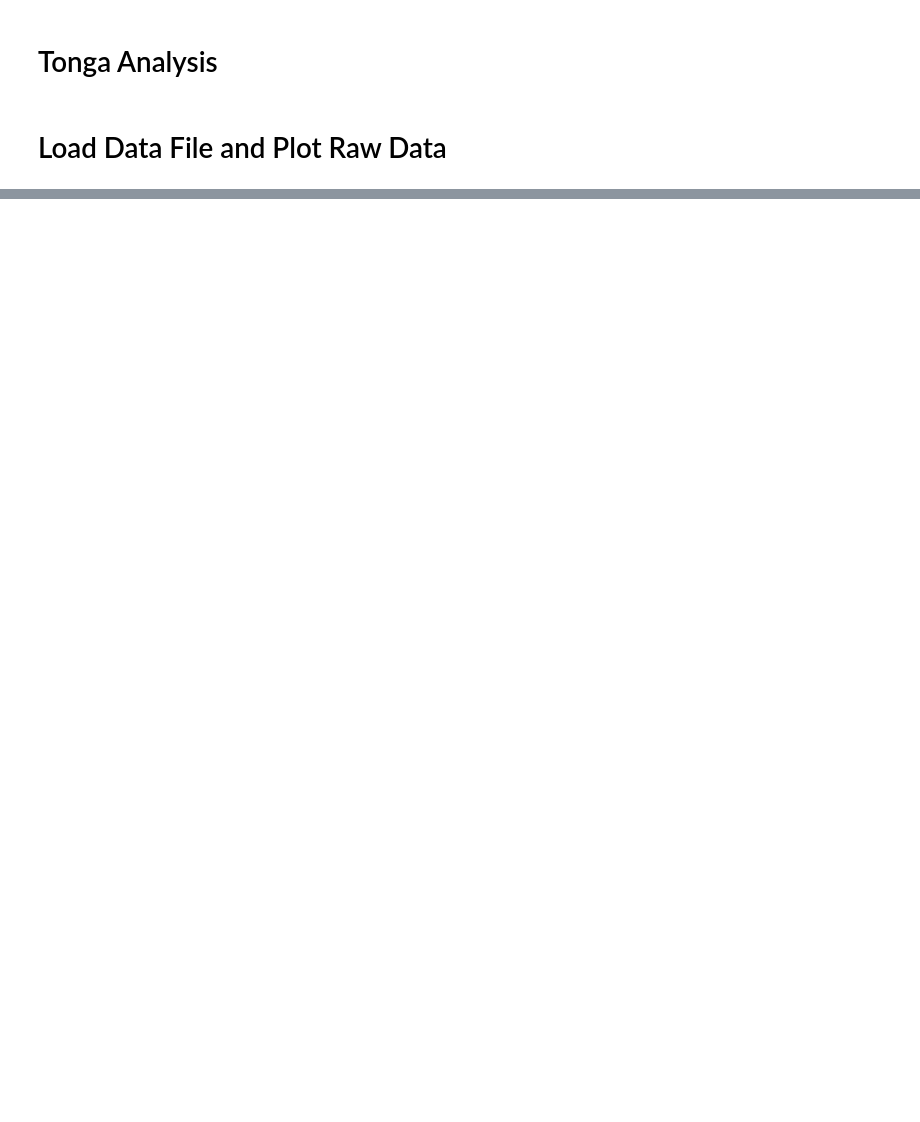
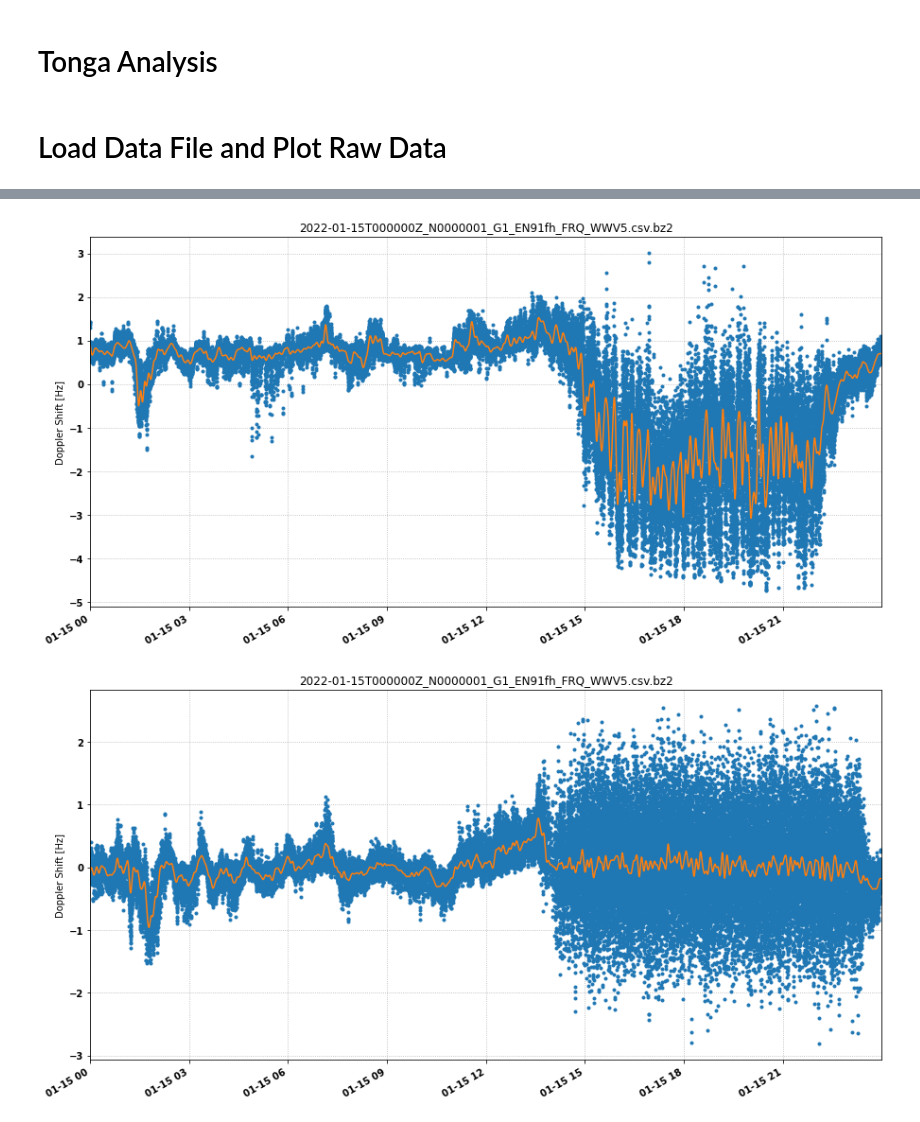
Before and after one commit to HamSCI/grape_analysis_demo, a Jupyter notebook: Tonga Analysis.ipynb, the cells around one changed output, grey strips where cells are left out. Drawn from its saved outputs; the diff is of its cells as text; code cells hidden in the pictures; blank space fills up the shorter version.

Commit message:
Update Tonga Notebook

```diff
--- a/Tonga Analysis.ipynb
+++ b/Tonga Analysis.ipynb
@@ -27,11 +29,8 @@ plt.rcParams['figure.figsize'] = (10,6)
 pd.set_option('display.max_rows', 100)
 # %% [markdown]
 # Load Data File and Plot Raw Data
-# %%
-# Load file into dataframe, ignore comment line,s and parse dates
-fname = '2021-04-07T000000Z_N0000007_G1_EN91fh_FRQ_WWV10.csv.bz2'
-cfreq = 10e6
-df    = pd.read_csv(fname, comment = '#', parse_dates=[0])
-
-# Remove the 10 MHz offset from the frequency column.
-df['Freq'] = df['Freq']-cfreq
+# %%
+# Load file into dataframe, ignore comment line,s and parse dates
+data_dir = 'tonga_data'
+fnames = glob.glob(os.path.join(data_dir,'*.csv.bz2'))
+fnames.sort()
@@ -37,0 +51,66 @@ df['Freq'] = df['Freq']-cfreq
+# %%
+for fpath in fnames:
+    df    = pd.read_csv(fpath, comment = '#', parse_dates=[0]) #Load data
+    df['Freq'] = df['Freq']-df['Freq'].mean()
+
+    # Get Julian Dates for Data Frame
+    jd   = [x.to_julian_date() for x in df['UTC']]
+
+    # Create the list of datetimes that we want to resample to.
+
+    # Find the start and end times of the array.
+    sTime = df['UTC'].min()
+    eTime = df['UTC'].max()
+
+    # Break
+    sYr  = sTime.year
+    sMon = sTime.month
+    sDy  = sTime.day
+    sHr  = sTime.hour
+    sMin = sTime.minute
+    sSec = sTime.second
+    resample_sTime = datetime.datetime(sYr,sMon,sDy,sHr,sMin,sSec)
+
+    eYr  = eTime.year
+    eMon = eTime.month
+    eDy  = eTime.day
+    eHr  = eTime.hour
+    eMin = eTime.minute
+    eSec = eTime.second
+    resample_eTime = datetime.datetime(eYr,eMon,eDy,eHr,eMin,eSec)
+
+    dt = datetime.timedelta(seconds=1)
+    rs_times = [resample_sTime]
+    while rs_times[-1] < resample_eTime:
+        rs_times.append(rs_times[-1]+dt)
+
+    # Convert to Julian Date
+    rs_jd   = [x.to_julian_date() for x in pd.to_datetime(rs_times)]
+
+    fn      = interp1d(jd,df['Freq'].values)
+    rs_Freq = fn(rs_jd)
+    rs_df   = pd.DataFrame({'UTC':rs_times,'Freq':rs_Freq})
+
+    FILTERBREAK=0.005 #filter breakpoint in Nyquist rates. N. rate here is 1/sec, so this is in Hz.
+    FILTERORDER=6
+    b, a    = butter(FILTERORDER, FILTERBREAK, analog=False, btype='low')
+    rs_df['Freq_1'] = filtfilt(b, a, rs_df['Freq'])
+
+    fig = plt.figure(figsize=(15,8))
+    ax  = fig.add_subplot(111)
+    xx  = rs_df['UTC']
+    yy  = rs_df['Freq']
+    ax.plot(xx,yy,ls='',marker='.',label='Freq')
+
+    yy  = rs_df['Freq_1']
+    ax.plot(xx,yy,label='Freq_1')
+
+    fig.autofmt_xdate()
+    ax.set_ylabel('Doppler Shift [Hz]')
+    ax.set_title(fname)
+    plt.show()
+
+   # break
+# %% [output]
+[figure, added]
+[figure, added]
```
Also changed, not shown: parts of 3 cells of this notebook.
